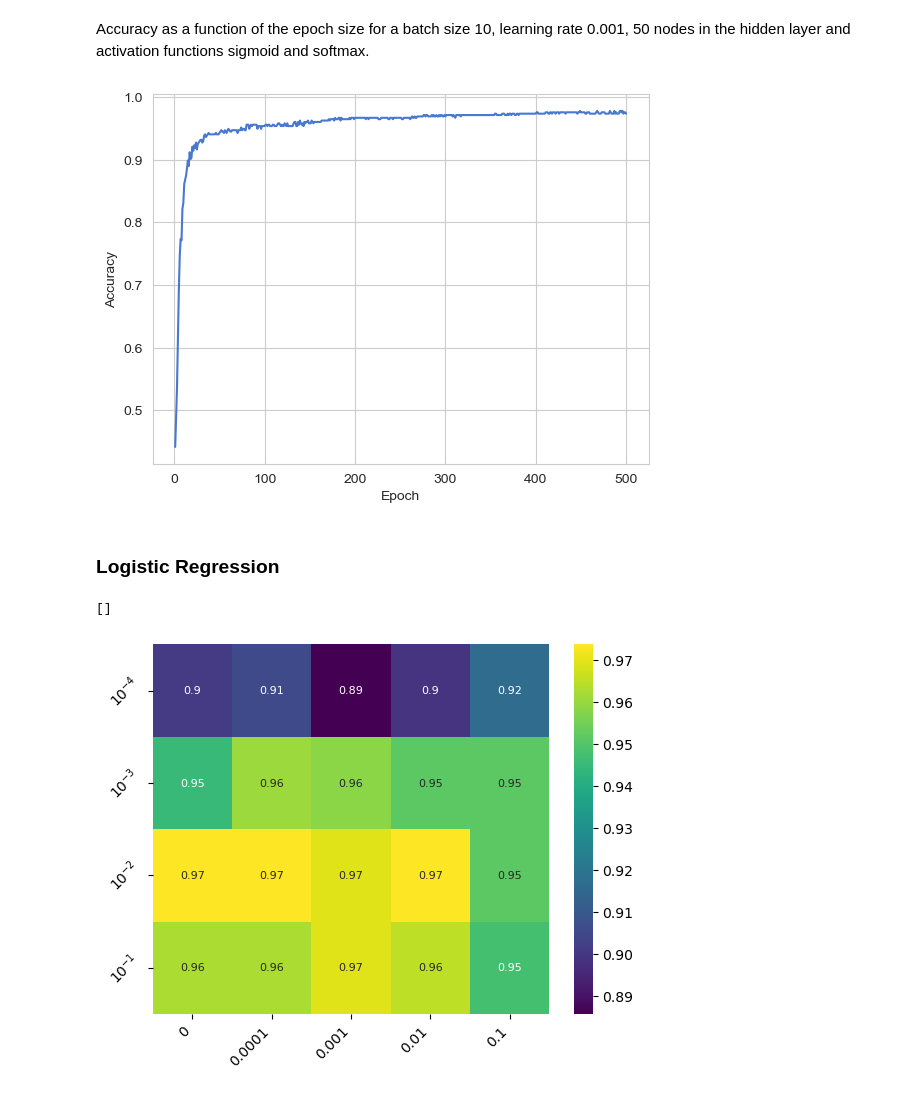
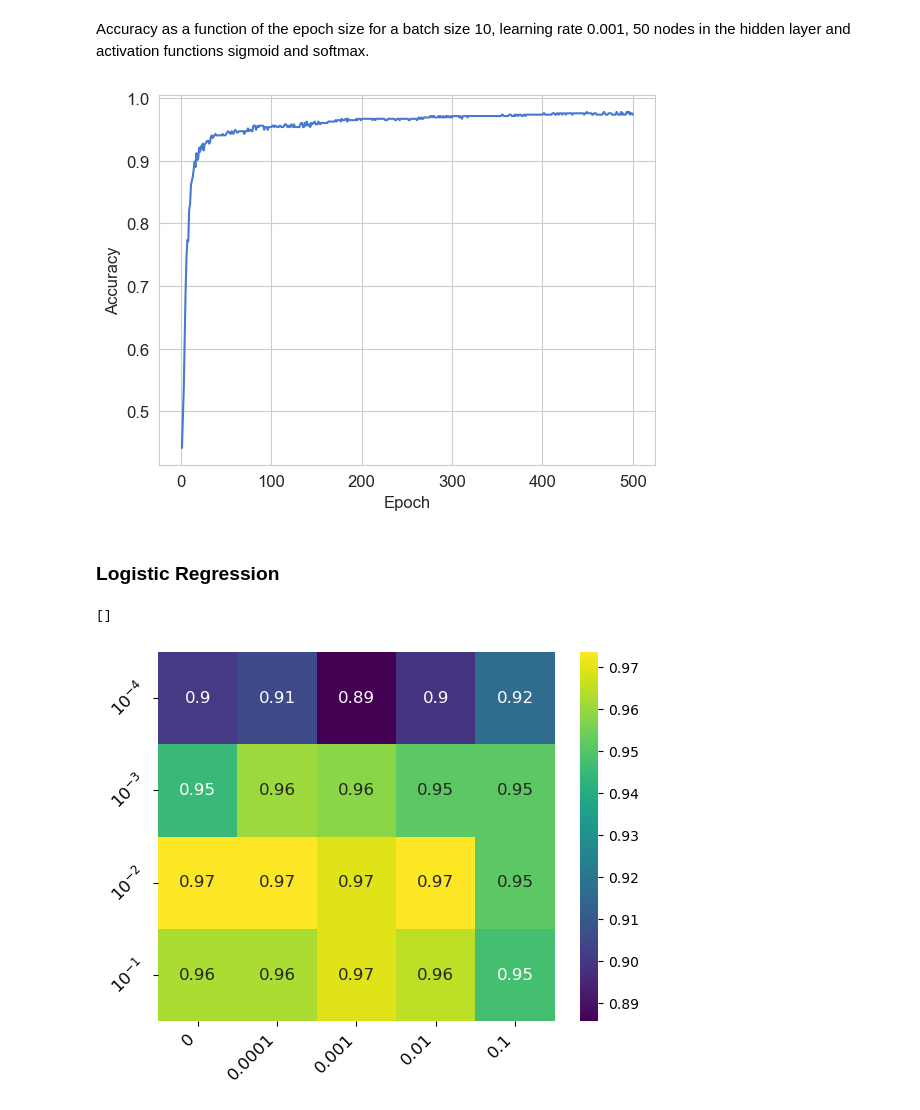
Before and after one commit to MariaFlyAway/Project2_FYS-STK3155, a Jupyter notebook: Code/Neural_Net/plotting_results.ipynb, the cells around one changed output. Drawn from its saved outputs; the diff is of its cells as text; code cells hidden in the pictures.

```diff
--- a/Code/Neural_Net/plotting_results.ipynb
+++ b/Code/Neural_Net/plotting_results.ipynb
@@ -4,6 +4,12 @@ import pandas as pd
 import matplotlib.pyplot as plt
 import seaborn as sns
 from matplotlib.colors import Normalize
+# %%
+sns.set_style('whitegrid')
+sns.set_palette('muted')
+
+plt.rc('xtick', labelsize=12)  # Set x-tick label size
+plt.rc('ytick', labelsize=12)  # Set y-tick label size
 # %% [markdown]
 ## Regression
 # %%
@@ -272,11 +274,11 @@ Accuracy as a function of the epoch size for a batch size 10, learning rate 0.00
 df = pd.read_csv('Results/epoch_size.csv')
 
 plt.plot(np.linspace(1, 500, 500), df['Score'])
-plt.xlabel('Epoch')
-plt.ylabel('Accuracy')
+plt.xlabel('Epoch', fontsize=12)
+plt.ylabel('Accuracy', fontsize=12)
 plt.show()
 # %% [output]
-[figure, old version]
+[figure, new version]
 # %% [markdown]
 ### Logistic Regression
 # %%
@@ -284,16 +286,16 @@ log_reg = pd.read_csv('Results/gridsearch_logistic_regression.csv')
 # %%
 epsilon_vs_lambda = log_reg['mean_test_score'].to_numpy().reshape(4,5)
 
 # Plotting the heatmap
-g = sns.heatmap(epsilon_vs_lambda, annot=True, annot_kws={"fontsize":8}, cmap='viridis')
+g = sns.heatmap(epsilon_vs_lambda, annot=True, annot_kws={"fontsize":12}, cmap='viridis')
 
 row_names = [r'$10^{-4}$', r'$10^{-3}$', r'$10^{-2}$', r'$10^{-1}$']
 col_names = ['0', '0.0001', '0.001', '0.01', '0.1']
 
-g.set_xticklabels(col_names, rotation=45, ha='right')
-g.set_yticklabels(row_names, rotation=45, ha='right')
+g.set_xticklabels(col_names, rotation=45, ha='right', fontsize=12)
+g.set_yticklabels(row_names, rotation=45, ha='right', fontsize=12)
 
 plt.plot()
 # %% [output]
 []
-[figure, old version]
+[figure, new version]
```
Also changed, not shown: parts of 7 cells of this notebook, 8 other files.
